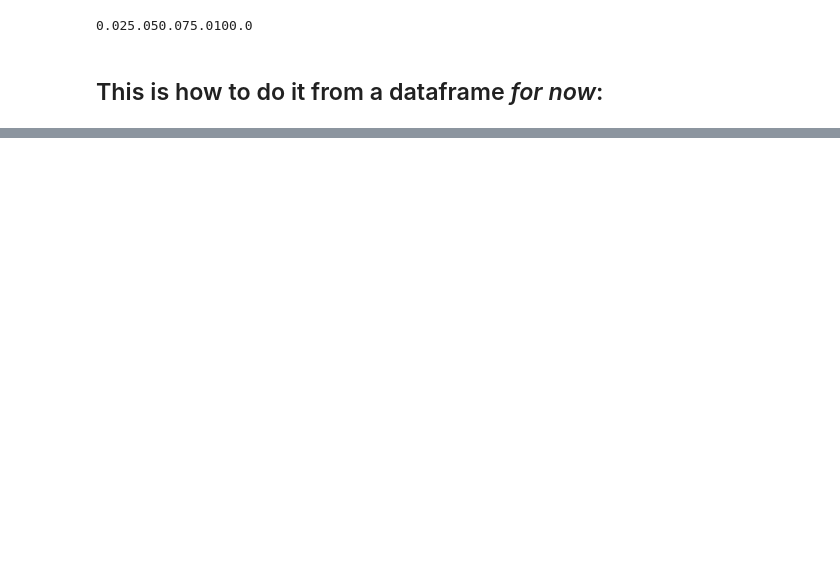
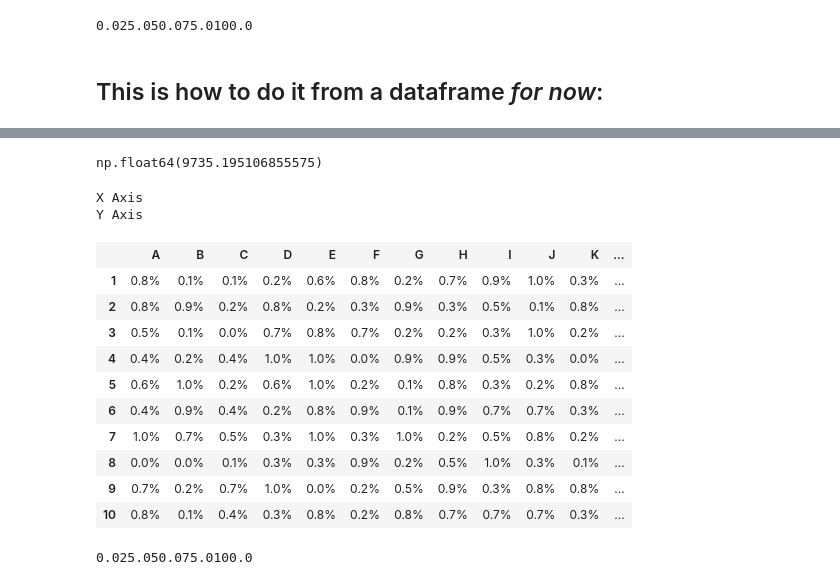
Before and after one commit to john-critchley/htmlplotlib, a Jupyter notebook: example/test_html_heatmap.ipynb, the cells around one changed output, grey strips where cells are left out. Drawn from its saved outputs; the diff is of its cells as text; code cells hidden in the pictures; blank space fills up the shorter version.

Commit message:
if attr is a value per cell it does not derive from the data.

```diff
--- a/example/test_html_heatmap.ipynb
+++ b/example/test_html_heatmap.ipynb
@@ -351 +349,27 @@ Y Axis
 0.025.050.075.0100.0
+# %%
+sum_all=data.sum().sum()
+sum_all
+# %% [output]
+np.float64(9735.195106855575)
+# %%
+data2=(data.copy()*100.0/sum_all)
+# %%
+hor=True
+htmlplotlib.html_heatmap(data, cmap='rocket', show=True, xlabel='X Axis', ylabel='Y Axis',
+xticklabels=xticklabels, yticklabels=yticklabels, square=True, cbar_kws={'orientation': 'horizontal' if hor else 'vertical'}, fmt='.0f', annot=(data2.round(decimals=1).astype(str) + '%').tolist())
+# %% [output]
+X Axis
+Y Axis
+|  | A | B | C | D | E | F | G | H | I | J | K | ... |
+| 1 | 0.8% | 0.1% | 0.1% | 0.2% | 0.6% | 0.8% | 0.2% | 0.7% | 0.9% | 1.0% | 0.3% | ... |
+| 2 | 0.8% | 0.9% | 0.2% | 0.8% | 0.2% | 0.3% | 0.9% | 0.3% | 0.5% | 0.1% | 0.8% | ... |
+| 3 | 0.5% | 0.1% | 0.0% | 0.7% | 0.8% | 0.7% | 0.2% | 0.2% | 0.3% | 1.0% | 0.2% | ... |
+| 4 | 0.4% | 0.2% | 0.4% | 1.0% | 1.0% | 0.0% | 0.9% | 0.9% | 0.5% | 0.3% | 0.0% | ... |
+| 5 | 0.6% | 1.0% | 0.2% | 0.6% | 1.0% | 0.2% | 0.1% | 0.8% | 0.3% | 0.2% | 0.8% | ... |
+| 6 | 0.4% | 0.9% | 0.4% | 0.2% | 0.8% | 0.9% | 0.1% | 0.9% | 0.7% | 0.7% | 0.3% | ... |
+| 7 | 1.0% | 0.7% | 0.5% | 0.3% | 1.0% | 0.3% | 1.0% | 0.2% | 0.5% | 0.8% | 0.2% | ... |
+| 8 | 0.0% | 0.0% | 0.1% | 0.3% | 0.3% | 0.9% | 0.2% | 0.5% | 1.0% | 0.3% | 0.1% | ... |
+| 9 | 0.7% | 0.2% | 0.7% | 1.0% | 0.0% | 0.2% | 0.5% | 0.9% | 0.3% | 0.8% | 0.8% | ... |
+| 10 | 0.8% | 0.1% | 0.4% | 0.3% | 0.8% | 0.2% | 0.8% | 0.7% | 0.7% | 0.7% | 0.3% | ... |
+0.025.050.075.0100.0
```
Also changed, not shown: parts of 16 cells of this notebook.
